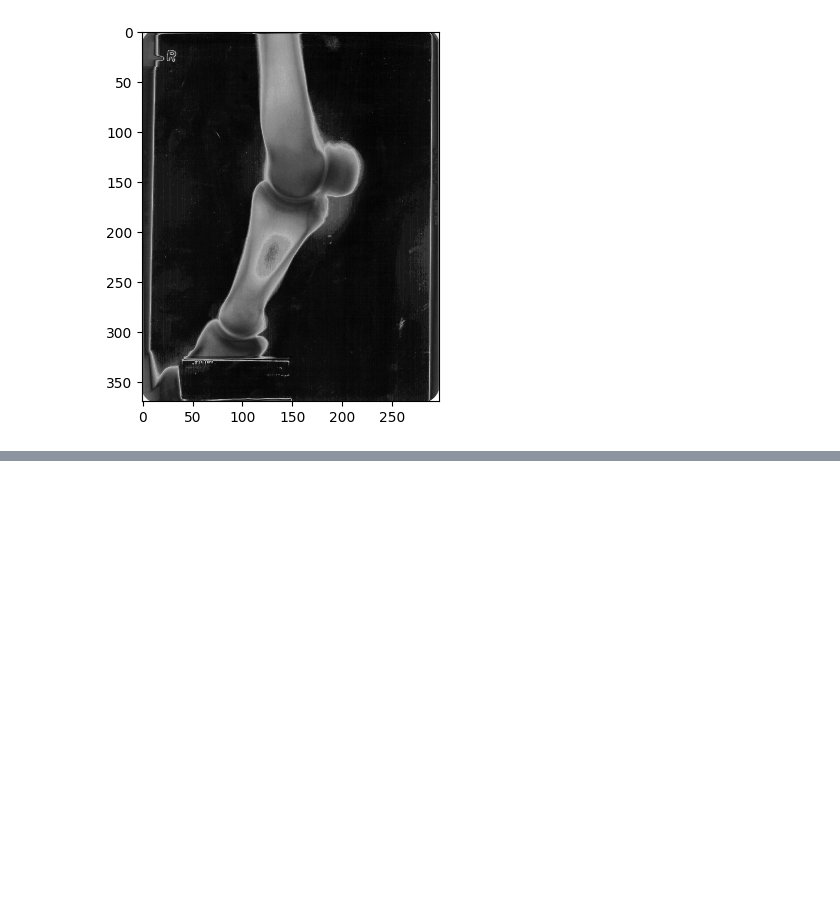
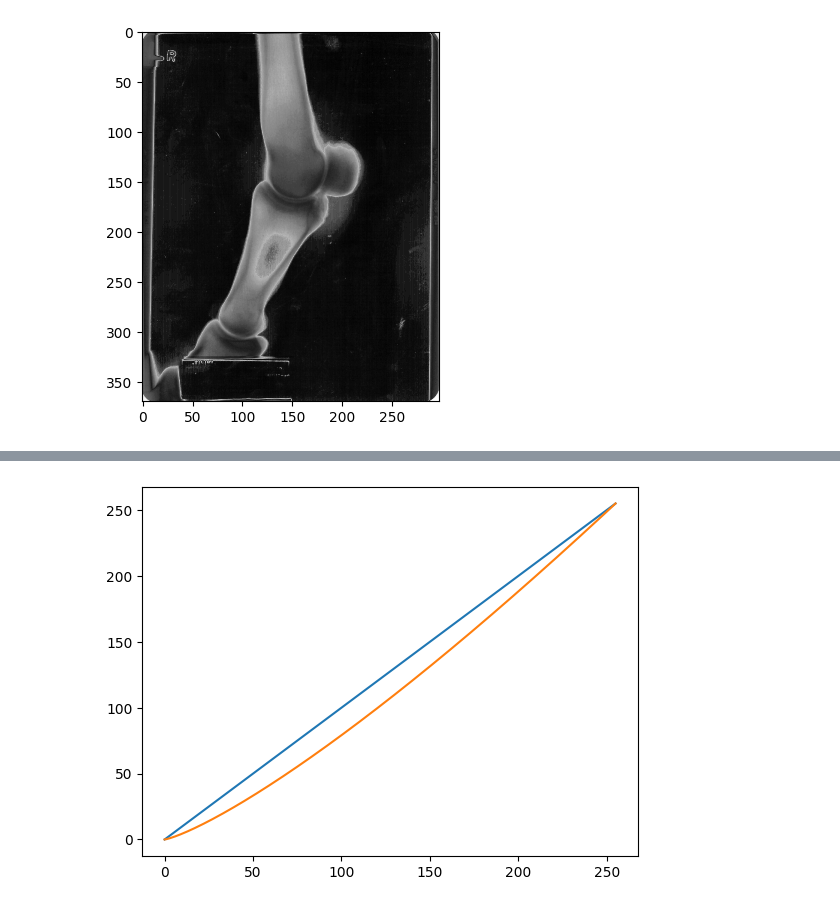
Before and after one commit to JuanIturriaga/practicaPDI, a Jupyter notebook: tp01.ipynb, the cells around one changed output, grey strips where cells are left out. Drawn from its saved outputs; the diff is of its cells as text; code cells hidden in the pictures; blank space fills up the shorter version.

```diff
--- a/tp01.ipynb
+++ b/tp01.ipynb
@@ -71,0 +86,8 @@ plt.imshow(img_contrast_stretching(img.copy(), points), 'gray')
+# %%
+plt.plot(map_normal())
+#plt.plot(map_dynamic_range_compression())
+#plt.plot(map_dynamic_range_compression_b(0.3))
+plt.plot(map_dynamic_range_compression_b(0.8))
+plt.show()
+# %% [output]
+[figure, added]
```
Also changed, not shown: parts of 5 cells of this notebook.
